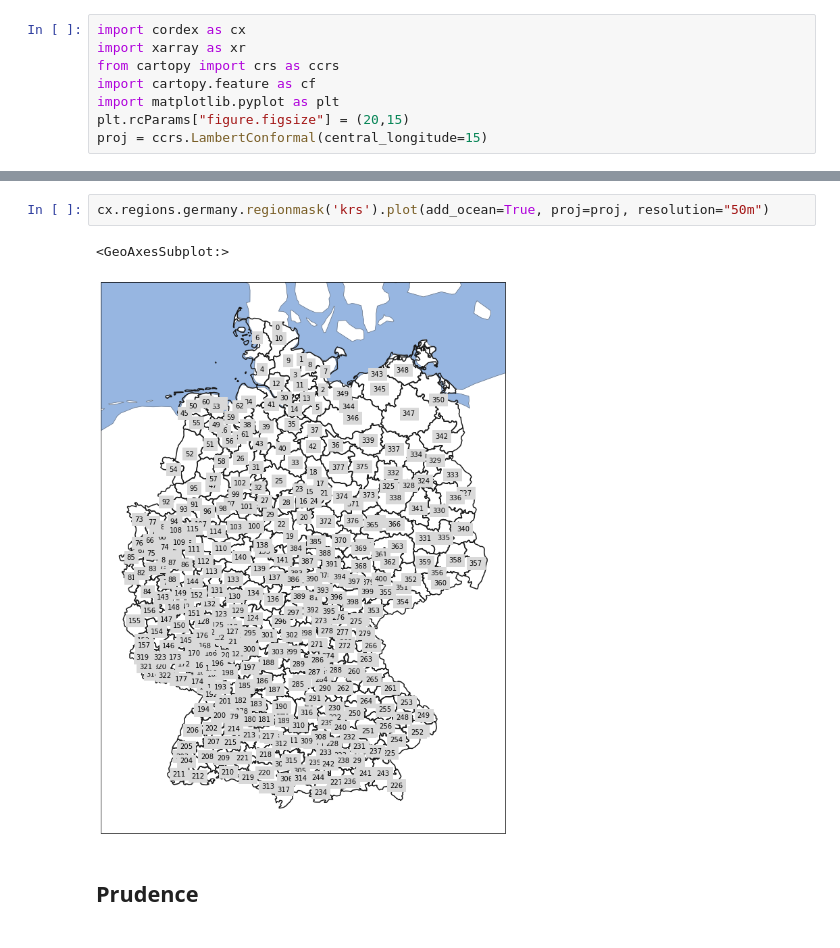
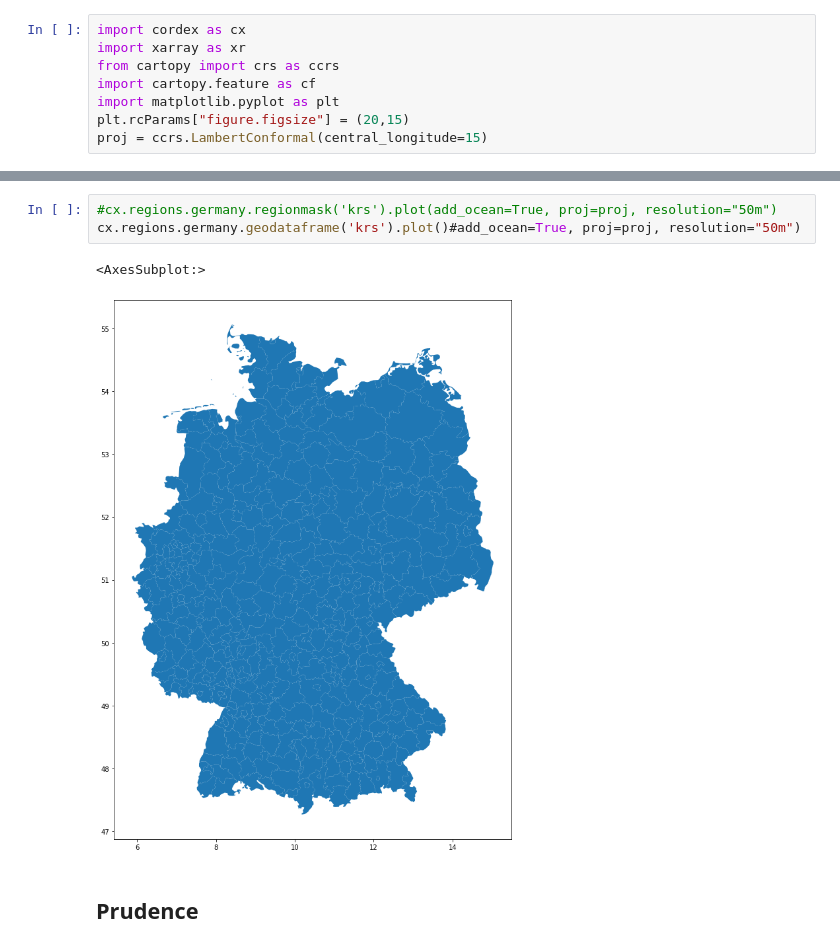
Before and after one commit to euro-cordex/py-cordex, a Jupyter notebook: notebooks/regions.ipynb, the cells around one changed output, grey strips where cells are left out. Cells and saved outputs as stored; diff of their text form.

```diff
--- a/notebooks/regions.ipynb
+++ b/notebooks/regions.ipynb
@@ -21,9 +20,10 @@ Downloading data from 'https://daten.gdz.bkg.bund.de/produkte/vg/vg2500/aktuell/
 [figure]
 # %%
-cx.regions.germany.regionmask('krs').plot(add_ocean=True, proj=proj, resolution="50m")
+#cx.regions.germany.regionmask('krs').plot(add_ocean=True, proj=proj, resolution="50m")
+cx.regions.germany.geodataframe('krs').plot()#add_ocean=True, proj=proj, resolution="50m")
 # %% [output]
-<GeoAxesSubplot:>
+<AxesSubplot:>
-[figure, old version]
+[figure, new version]
 # %% [markdown]
 ## Prudence
 # %%
```
Also changed, not shown: parts of 1 cell of this notebook, 3 other files.
